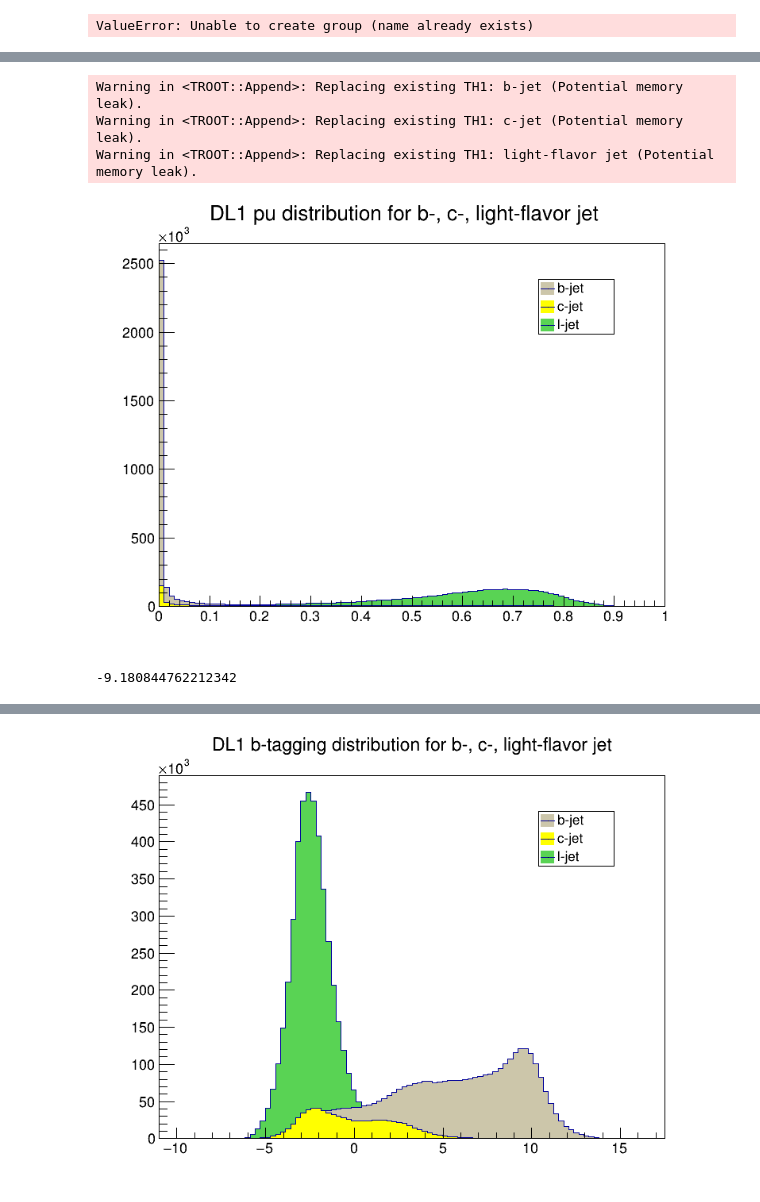
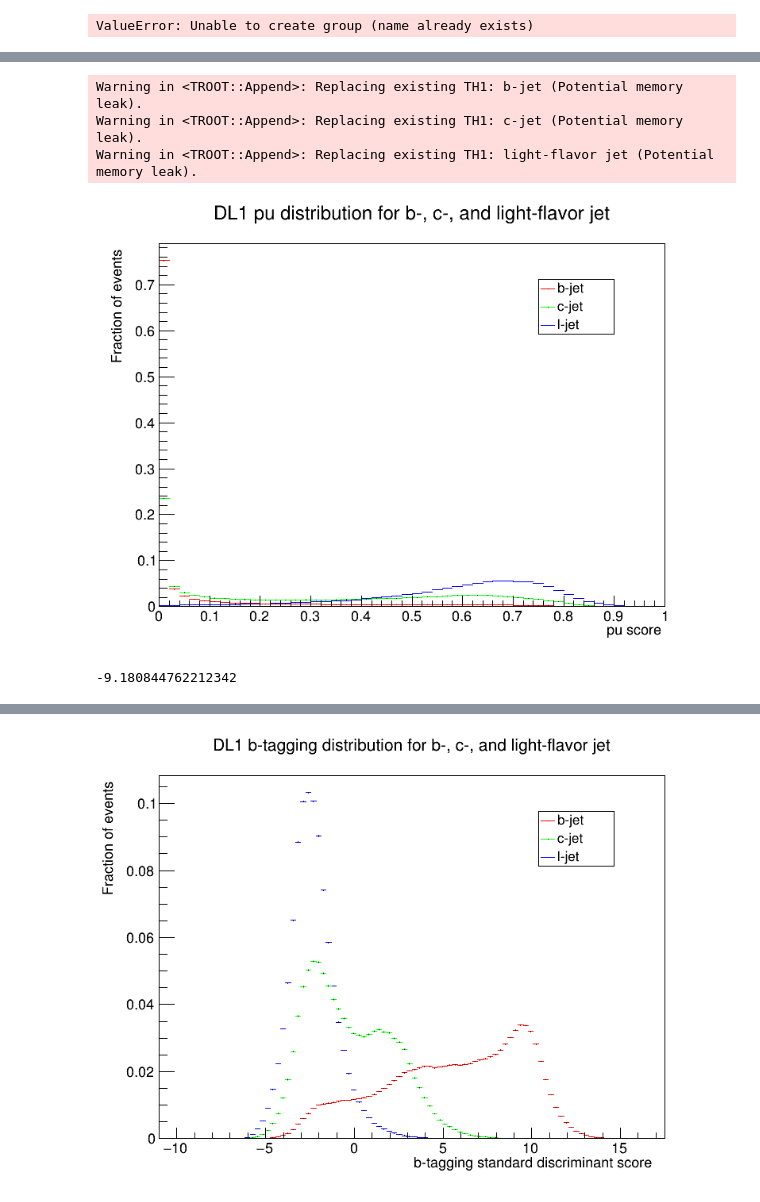
Before and after one commit to hairlessdevil/Week3_sample, a Jupyter notebook: Week3.ipynb, the cells around one changed output, grey strips where cells are left out. Cells and saved outputs as stored; diff of their text form; code cells hidden in the pictures.

```diff
--- a/Week3.ipynb
+++ b/Week3.ipynb
@@ -29,6 +34,7 @@ for file in files:
 # %% [output]
 ValueError: Unable to create group (name already exists)
 # %%
+from numpy import float64
 def concatenate_jets(label, feature):
     concatenate_array = []
     label_name = label_dict[label]
@@ -36,7 +42,7 @@ def concatenate_jets(label, feature):
         dataset = file[f"{label_name}"].get(label_name)
         feature_values = dataset.fields(feature)[:] #Extracting the corresponding feature value
         concatenate_array.append(feature_values)
-    return np.concatenate(concatenate_array)
+    return np.concatenate(concatenate_array, dtype=float64)
 # %%
 b_pt, c_pt, l_pt = concatenate_jets(5, "pt_btagJes"), concatenate_jets(4, "pt_btagJes"), concatenate_jets(0, "pt_btagJes")
 b_eta, c_eta, l_eta = concatenate_jets(5, "eta_btagJes"), concatenate_jets(4, "eta_btagJes"), concatenate_jets(0, "eta_btagJes")
@@ -222,26 +230,25 @@ Warning in <TROOT::Append>: Replacing existing TH1: light-flavor jet (Potential
 # %%
-#Draw pT distribution for three jet
-b_pT_plot = ROOT.TH1F("b-jet","pu distribution",100,0,1)
-c_pT_plot = ROOT.TH1F("c-jet","pu distribution",100,0,1)
-l_pT_plot = ROOT.TH1F("light-flavor jet","pu distribution",100,0,1)
-b_pT_plot.SetFillColor(20)
-c_pT_plot.SetFillColor(5)
-l_pT_plot.SetFillColor(8)
-b_pT_plot.GetYaxis().SetTitle("Number of events")
-c_pT_plot.GetYaxis().SetTitle("Number of events")
-l_pT_plot.GetYaxis().SetTitle("Number of events")
-for i in b_pu:
-    b_pT_plot.Fill(i)
-for i in c_pu:
-    c_pT_plot.Fill(i)
-for i in l_pu:
-    l_pT_plot.Fill(i)
-stack = ROOT.THStack("pu stack", "DL1 pu distribution for b-, c-, light-flavor jet")
+#Draw pc distribution for three jet
+b_pT_plot = ROOT.TH1F("b-jet","pu distribution",50,0,1)
+c_pT_plot = ROOT.TH1F("c-jet","pu distribution",50,0,1)
+l_pT_plot = ROOT.TH1F("light-flavor jet","pu distribution",50,0,1)
+
+b_pT_plot.SetLineColor(2)
+c_pT_plot.SetLineColor(3)
+l_pT_plot.SetLineColor(4)
+
+b_pT_plot.FillN(bpt_len, b_pu, 1/bpt_len*np.ones(bpt_len))
+c_pT_plot.FillN(cpt_len, c_pu, 1/cpt_len*np.ones(cpt_len))
+l_pT_plot.FillN(lpt_len, l_pu, 1/lpt_len*np.ones(lpt_len))
+
+stack = ROOT.THStack("pu stack", "DL1 pu distribution for b-, c-, and light-flavor jet")
 stack.Add(l_pT_plot)
 stack.Add(b_pT_plot)
 stack.Add(c_pT_plot)
-c = ROOT.TCanvas("pu","The Canvas Title",800,600)
+c = ROOT.TCanvas("pu","pu canvas",800,600)
 stack.Draw("nostack")
+stack.GetYaxis().SetTitle("Fraction of events")
+stack.GetXaxis().SetTitle("pu score")
 c.Draw()
 legend = ROOT.TLegend(0.7, 0.7 ,0.82 ,0.82)
 legend.AddEntry(b_pT_plot, "b-jet")
@@ -252,7 +259,7 @@ legend.Draw()
 Warning in <TROOT::Append>: Replacing existing TH1: b-jet (Potential memory leak).
 Warning in <TROOT::Append>: Replacing existing TH1: c-jet (Potential memory leak).
 Warning in <TROOT::Append>: Replacing existing TH1: light-flavor jet (Potential memory leak).
-[figure, old version]
+[figure, new version]
 # %%
 def tagging_discriminant(datapoint):
     return np.log(datapoint[0]/(0.018*datapoint[1]+0.982*datapoint[2]))
@@ -281,24 +288,23 @@ np.min(b_btag)
 b_pT_plot = ROOT.TH1F("b-jet","b-taggin disriminant distribution",100,-11,17.5)
 c_pT_plot = ROOT.TH1F("c-jet","b-tagging distribution",100,-11,17.5)
 l_pT_plot = ROOT.TH1F("light-flavor jet","p-tagging distribution",100,-11,17.5)
-b_pT_plot.SetFillColor(20)
-c_pT_plot.SetFillColor(5)
-l_pT_plot.SetFillColor(8)
-b_pT_plot.GetYaxis().SetTitle("Number of events")
-c_pT_plot.GetYaxis().SetTitle("Number of events")
-l_pT_plot.GetYaxis().SetTitle("Number of events")
-for i in b_btag:
-    b_pT_plot.Fill(i)
-for i in c_btag:
-    c_pT_plot.Fill(i)
-for i in l_btag:
-    l_pT_plot.Fill(i)
-stack = ROOT.THStack("b-taggomg stack", "DL1 b-tagging distribution for b-, c-, light-flavor jet")
+
+b_pT_plot.SetLineColor(2)
+c_pT_plot.SetLineColor(3)
+l_pT_plot.SetLineColor(4)
+
+b_pT_plot.FillN(bpt_len, b_btag, 1/bpt_len*np.ones(bpt_len))
+c_pT_plot.FillN(cpt_len, c_btag, 1/cpt_len*np.ones(cpt_len))
+l_pT_plot.FillN(lpt_len, l_btag, 1/lpt_len*np.ones(lpt_len))
+
+stack = ROOT.THStack("b-tagging stack", "DL1 b-tagging distribution for b-, c-, and light-flavor jet")
 stack.Add(l_pT_plot)
 stack.Add(b_pT_plot)
 stack.Add(c_pT_plot)
 c = ROOT.TCanvas("pb","The Canvas Title",800,600)
 stack.Draw("nostack")
+stack.GetYaxis().SetTitle("Fraction of events")
+stack.GetXaxis().SetTitle("b-tagging standard discriminant score")
 c.Draw()
 legend = ROOT.TLegend(0.7, 0.7 ,0.82 ,0.82)
 legend.AddEntry(b_pT_plot, "b-jet")
@@ -312 +319 @@ Warning in <TROOT::Append>: Replacing existing TH1: light-flavor jet (Potential
-[figure, old version]
+[figure, new version]
```
Also changed, not shown: parts of 11 cells of this notebook, 1 other file.
